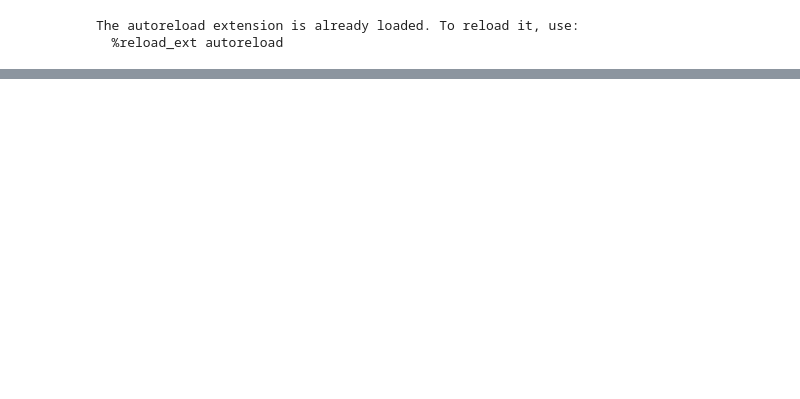
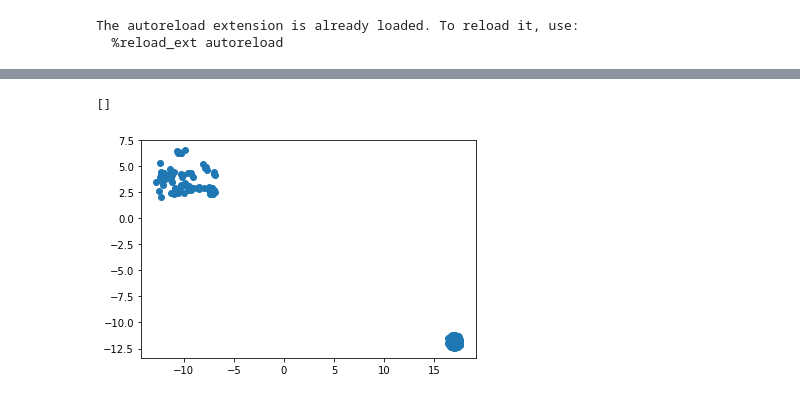
Before and after one commit to daniellengyel/flat_sharp, a Jupyter notebook: flat_sharp/Analysis.ipynb, the cells around one changed output, grey strips where cells are left out. Cells and saved outputs as stored; diff of their text form; code cells hidden in the pictures; blank space fills up the shorter version.

```diff
--- a/flat_sharp/Analysis.ipynb
+++ b/flat_sharp/Analysis.ipynb
@@ -227,37 +458,8 @@ errs = ["1585931450.079084",
-# %%
-def get_all_model_steps(resampling_dir):
-    step_dir = {}
-    for root, dirs, files in os.walk(resampling_dir):
-        for sample_step_dir in dirs:
-            name_split_underscore = sample_step_dir.split("_")
-            if len(name_split_underscore) == 1:
-                continue
-            step_dir[int(name_split_underscore[1])] = sample_step_dir
-    return step_dir
-# %%
-from sklearn.manifold import TSNE
-
-
-# get all tsne embeddings
-def get_tsne_dict(experiment_folder, curr_dir):
-    tsne_dict = {}
-    step_dir = get_all_model_steps(os.path.join(experiment_folder, "resampling", curr_dir))
-    for step in sorted(step_dir):
-        print(step)
-        models, sampled_idx = get_models(os.path.join(experiment_folder, "resampling", curr_dir), step)
-        models_vecs = np.array([get_params_vec(m) for m in models.values()])
-
-        X_embedded = TSNE(n_components=2).fit_transform(models_vecs)
-
-        tsne_dict[step] = X_embedded
-    return tsne_dict
 # %%
 for i in sorted(tsne_dict):
     print(i)
     plt.scatter(tsne_dict[i][:, 0], tsne_dict[i][:, 1])
     plt.show()
-# %%
-curr_dir = "1585931172.3658938"
 # %%
 tsne_dict = get_tsne_dict(experiment_folder, curr_dir)
 for i in sorted(tsne_dict):
@@ -341,0 +572,10 @@ largest_acc
+# %%
+models_vecs = np.array([get_params_vec(m).detach().numpy() for m in models.values()])
+
+X_embedded = TSNE(n_components=2).fit_transform(models_vecs)
+# %%
+plt.scatter(X_embedded[:, 0], X_embedded[:, 1])
+plt.plot()
+# %% [output]
+[]
+[figure, added]
```
Also changed, not shown: parts of 38 cells of this notebook, 19 other files.
